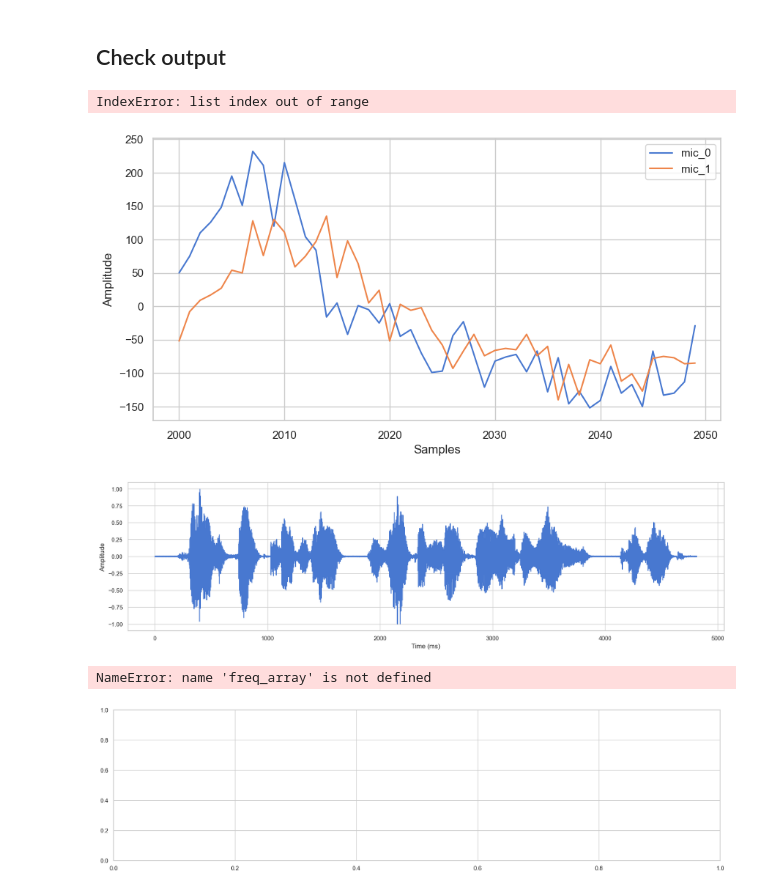
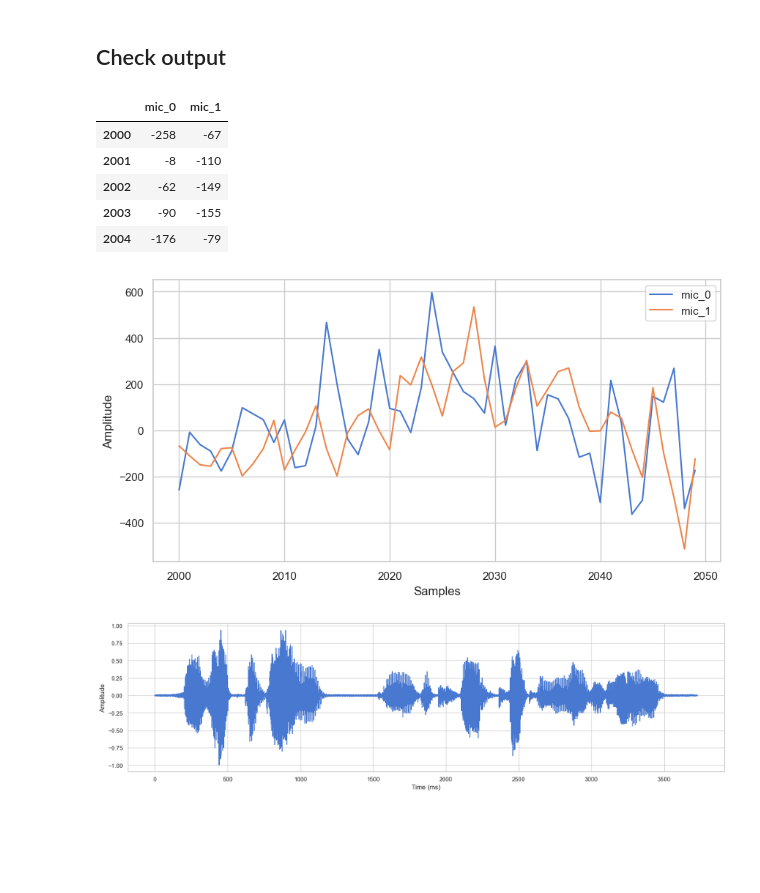
Before and after one commit to AlexandraPosta/sound-localization, a Jupyter notebook: notebooks/SimulateData.ipynb, the cells around one changed output. Drawn from its saved outputs; the diff is of its cells as text; code cells hidden in the pictures; blank space fills up the shorter version.

```diff
--- a/notebooks/SimulateData.ipynb
+++ b/notebooks/SimulateData.ipynb
@@ -211,14 +211,19 @@ Simulation successful!
 # %% [markdown]
 ## Check output
 # %%
-sound_file = os.path.join(AUDIO_PATH[1].path, "test_angle_0_dist_100_room_large_arctic_a0016.wav")
+sound_file = "..\\data\\half_circle\\0.001\\test_angle_30_dist_100_room_medium_arctic_a0200.wav"
 
 sample_rate, samples = wavfile.read(sound_file)
 cols = [f'mic_{i}' for i in range(2)]
 df = pd.DataFrame(data=samples, columns=cols, dtype=np.int16)
 df.iloc[2000:2005]
 # %% [output]
-IndexError: list index out of range
+|  | mic_0 | mic_1 |
+| 2000 | -258 | -67 |
+| 2001 | -8 | -110 |
+| 2002 | -62 | -149 |
+| 2003 | -90 | -155 |
+| 2004 | -176 | -79 |
 # %%
 sns.set(style='whitegrid', palette='muted', font_scale=1)
 fig, ax = plt.subplots(figsize=(10, 5))
@@ -227,51 +232,27 @@ ax.set_xlabel('Samples')
 df.iloc[2000:2050].plot(ax=ax)
 plt.show()
 # %% [output]
-[figure, old version]
+[figure, new version]
 # %%
 # Convert sound array to floating point values ranging from -1 to 1 as follows
 sample_rate, samples = wavfile.read(sound_file)
 sound = samples / (2.**15)
 
 # Select first channel
 sound_channel = sound[:,0]
 
 # Create an array of sample point in one dimension
 time_array = np.arange(0, float(sound.shape[0]), 1)
 time_array = (time_array / sample_rate) * 1000 # scale to milliSeconds
 
 # Plot the tone
 fig, ax = plt.subplots(figsize=(20, 5))
 plt.plot(time_array, sound_channel)
 plt.xlabel('Time (ms)')
 plt.ylabel('Amplitude')
 plt.show()
-
-
-# Get frequency from amplitude and time using FFT, Fast Fourier Transform algorithm
-sound_lenght = len(sound)
-fft_array = fft(sound_channel)
-num_unique_points = np.ceil((sound_lenght + 1) / 2.0)
-fft_array = fft_array[0:int(num_unique_points)]
-
-# FFT contains both magnitude and phase and given in complex numbers in real + imaginary parts (a + ib) format.
-# Get real part By taking absolute value
-fft_array = abs(fft_array)
-
-# Scale the fft array by length of sample points so that magnitude does not depend on
-# the length of the signal or on its sampling frequency
-fft_array = fft_array / float(sound_lenght)
-
-# Plot the frequency
-fig, ax = plt.subplots(figsize=(20, 5))
-plt.plot(freq_array/1000, 10 * np.log10 (fft_array))
-plt.xlabel('Frequency (Khz)')
-plt.ylabel('Power (dB)')
-plt.show()
 # %% [output]
-[figure, old version]
+[figure, new version]
-NameError: name 'freq_array' is not defined
-[figure, removed]
 # %%
 sample_rate, samples = wavfile.read(sound_file)
 
```
Also changed, not shown: parts of 3 cells of this notebook, 6 other files.
